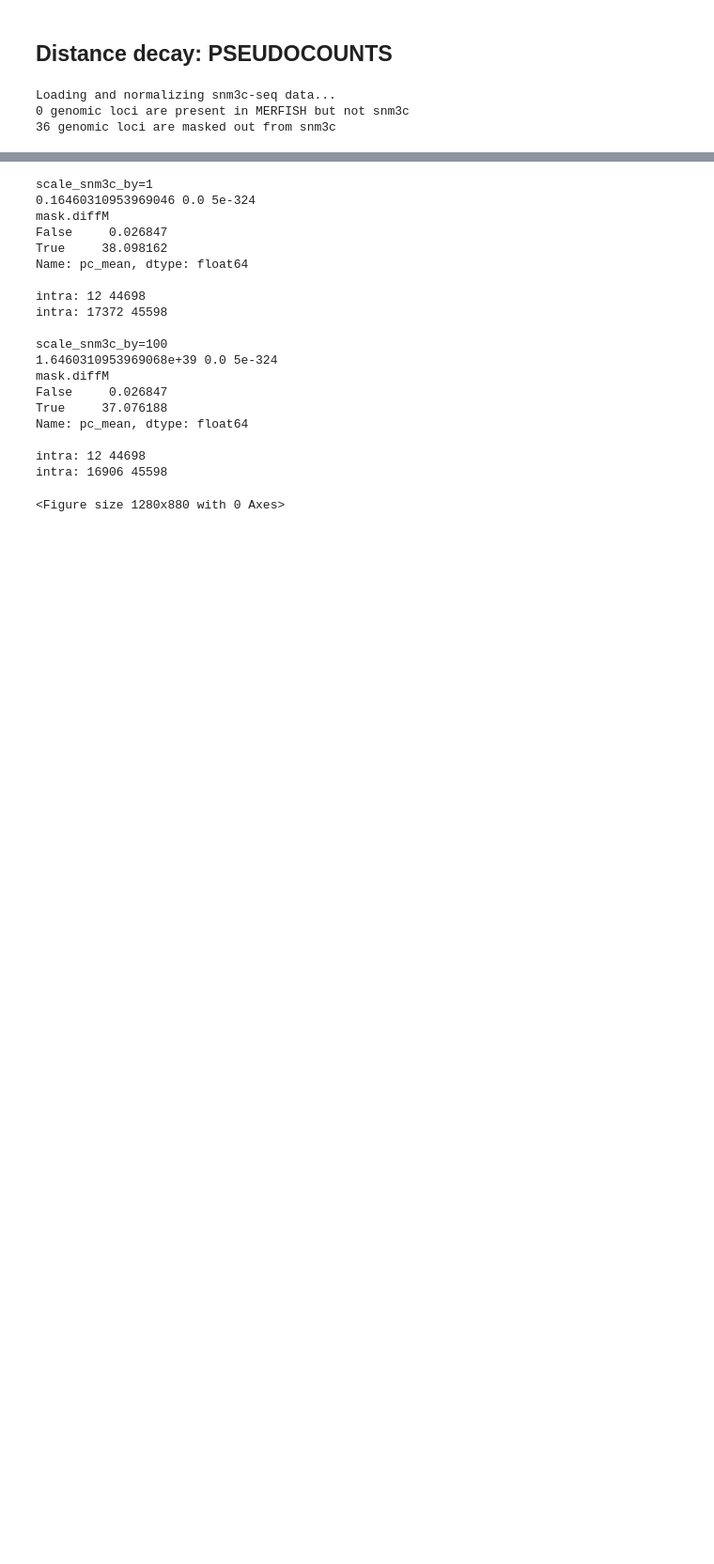
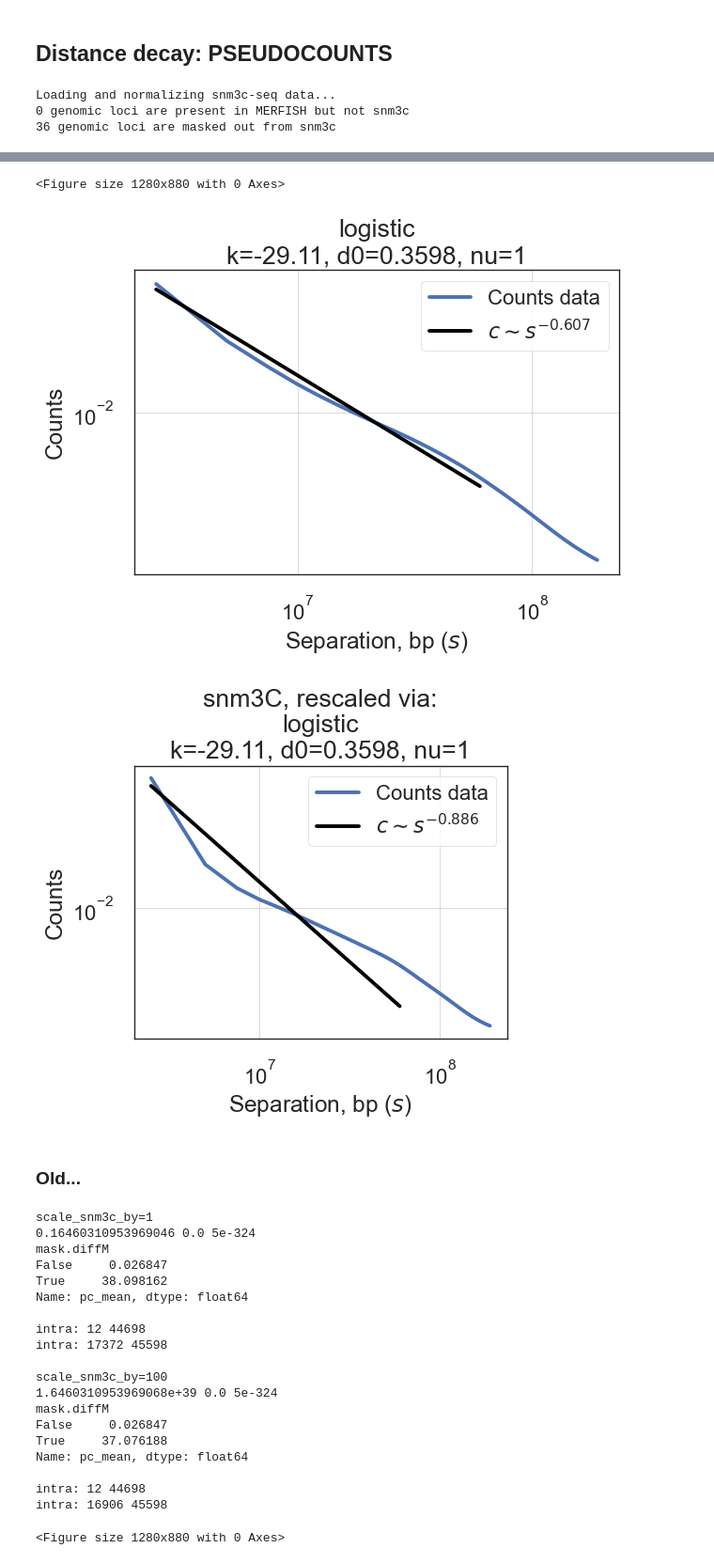
Before and after one commit to gesinecauer/Chromatin_Analysis_MOp, a Jupyter notebook: jupyter/snm3C-seq.ipynb, the cells around one changed output, grey strips where cells are left out. Shown at 94% size. Cells and saved outputs as stored; diff of their text form; code cells hidden in the pictures; blank space fills up the shorter version.

Commit message:
constraint3

```diff
--- a/jupyter/snm3C-seq.ipynb
+++ b/jupyter/snm3C-seq.ipynb
@@ -217,10 +211,13 @@ matrix_df_ambig, _ = get_pseudocounts(
 # %%
 %run fit_pseudocount_func.py load
+%run plot_pseudocount_func.py
 
 # ==== Fake data
+constraint_v3 = True
 counts_col = 'snm3c'
 # counts_col = 'pc_mean'
-constraint_opt = -1
+constraint_opt = 1
+min_n = None
 foo = pd.DataFrame()
 foo['genomic_dis'] = matrix_df_ambig.genomic_dis_ambig.values
 foo['chrom'] = matrix_df_ambig.chrom.values
@@ -234,24 +231,36 @@ snm3c = foo.snm3c.values
 jnp = np
 
 # ==== Test setup code
-agg_snm3c, agg_n, agg_weight, agg_category, agg_mask = setup_dist_decay_obj(
-    genomic_dis=genomic_dis, chrom=chrom, snm3c=snm3c, constraint_opt=constraint_opt, version2=True)
-# self.agg_snm3c, self.agg_n, self.agg_weight, self.agg_category, self.agg_mask ... data.agg_snm3c, data.agg_n, data.agg_weight, data.agg_category, data.agg_mask
+agg_snm3c, agg_n, agg_weight, agg_category, agg_mask, agg_snm3c_ratio, agg_nghbr_idx  = setup_dist_decay_obj(
+    genomic_dis=genomic_dis, chrom=chrom, snm3c=snm3c, constraint_opt=constraint_opt, min_n=min_n)
+
 
 # ==== Objective code
 agg_counts = jnp.histogram(
     agg_category, weights=counts[agg_mask], bins=agg_n.size, density=False)[0] / agg_n
+
+if constraint_v3:
+    agg_counts_ratio = agg_counts / agg_counts[agg_nghbr_idx]
+    agg_diff = agg_counts_ratio - agg_snm3c_ratio
+else:
+    agg_diff = agg_counts - agg_snm3c
+
 if agg_weight is None:
-    agg_mse = jnp.mean(jnp.square(agg_counts - agg_snm3c))
+    agg_mse = jnp.mean(jnp.square(agg_diff))
 else:
-    agg_mse = jnp.average(jnp.square(agg_counts - agg_snm3c), weights=agg_weight)
+    agg_mse = jnp.average(jnp.square(agg_diff), weights=agg_weight)
+
+# FIXME
 
 # ==== Tests
 split_idx = np.unique(agg_category, return_index=True)[1][1:]
 split_col1 = np.split(counts[agg_mask], split_idx)
 agg_counts_true = np.array([float(x.mean()) for x in split_col1])
 assert np.allclose(agg_counts_true, agg_counts)
+assert np.array_equal(agg_snm3c_ratio, agg_snm3c / agg_snm3c[agg_nghbr_idx])
 
 if counts_col == 'snm3c':
     assert np.allclose(agg_counts, agg_snm3c)
     assert np.isclose(agg_mse, 0)
+    if constraint_v3:
+        assert np.allclose(agg_counts_ratio, agg_snm3c_ratio)
@@ -2969,3 +2964,19 @@ get_pseudocounts_dist_decay_logistic = partial(get_pseudocounts_dist_decay, matr
+# %%
+%run plot_pseudocount_func.py  # Q+norm, 2500kb -- norm bin1/rescaling FIXED + CONSTRAINT (version3)
+%run fit_dist_decay.py
+k=None;  d0=None;  nu=None  # →→ exp=-0. (snm3c = -0.)
+scale_snm3c_by = 1
+
+
+k=-29.1084;  d0=0.359837;  nu=1               # obj=274.253623       M=166.39      C=0.010787   → mse.scale1e3.constraint10_w0, seed=0  (FACTR) →→ exp=-0.607 (snm3c = -0.886)
+# k=-30.0524;  d0=0.22972;  nu=1                # obj=1120.391455      M=232.17      C=0.0088822  → mse.scale1e3.constraint100_w0, seed=0  (FACTR) →→ exp=-0.637 (snm3c = -0.885)
+# k=-37.1455;  d0=0.180419;  nu=1               # obj=8805.915844      M=313.13      C=0.0084928  → mse.scale1e3.constraint1000_w0, seed=0  (FACTR) →→ exp=-0.651 (snm3c = -0.884)
+
+matrix_df_ambig, matrix_df_pc = get_pseudocounts_dist_decay_logistic(scale_snm3c_by=scale_snm3c_by, transfer_func_kwargs=dict(k=k, d0=d0, nu=nu))
+# %% [output]
+<Figure size 1280x880 with 0 Axes>
+[figure, added]
+[figure, added]
 # %%
 %run plot_pseudocount_func.py  # Imputed + norm, 2500kb -- NORM BIN1/RESCALING FIXED + CONSTRAINT (version2, relative to nbins)
 %run fit_dist_decay.py
@@ -2985,6 +2996,8 @@ k=-12.3409;  d0=1.36023;  nu=5.66588e-06      # obj=0.004587645749   M=0.0001638
 
 
 # matrix_df_ambig, matrix_df_pc = get_pseudocounts_dist_decay_logistic(scale_snm3c_by=scale_snm3c_by, transfer_func_kwargs=dict(k=k, d0=d0, nu=nu))
+# %% [markdown]
+### Old...
 # %%
 scale_snm3c_by=1e40
 # matrix_df_ambig_test, matrix_df_pc_test = get_pseudocounts_dist_decay_logistic(scale_snm3c_by=scale_snm3c_by, transfer_func_kwargs=dict(k=k, d0=d0, nu=nu), plot_snm3c=True)
```
Also changed, not shown: parts of 9 cells of this notebook, 2 other files.
